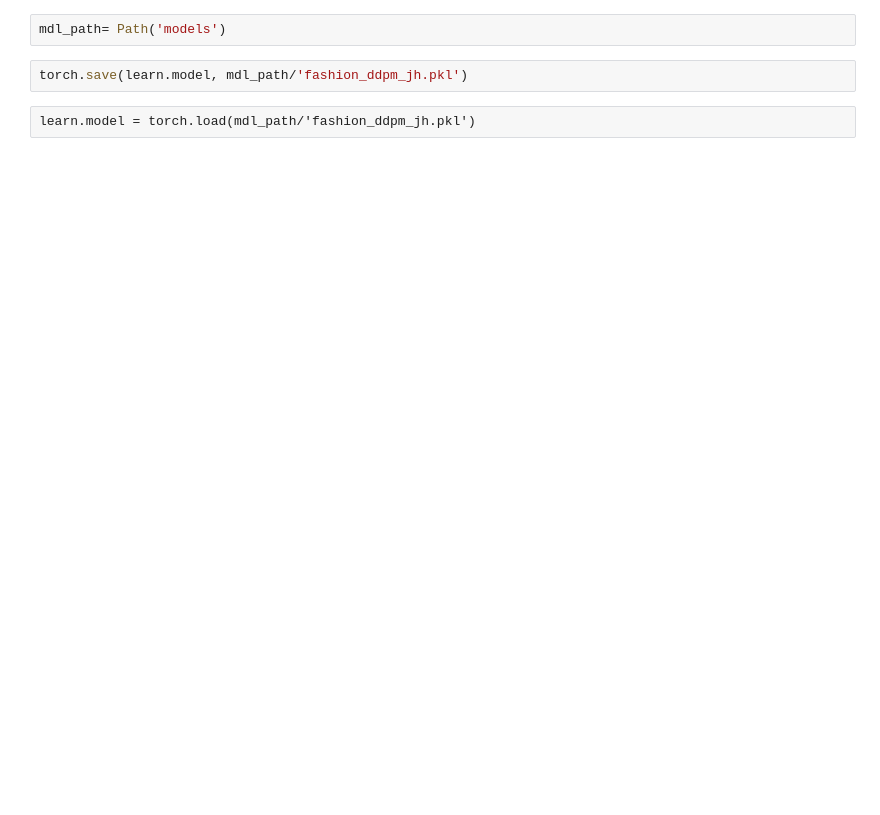
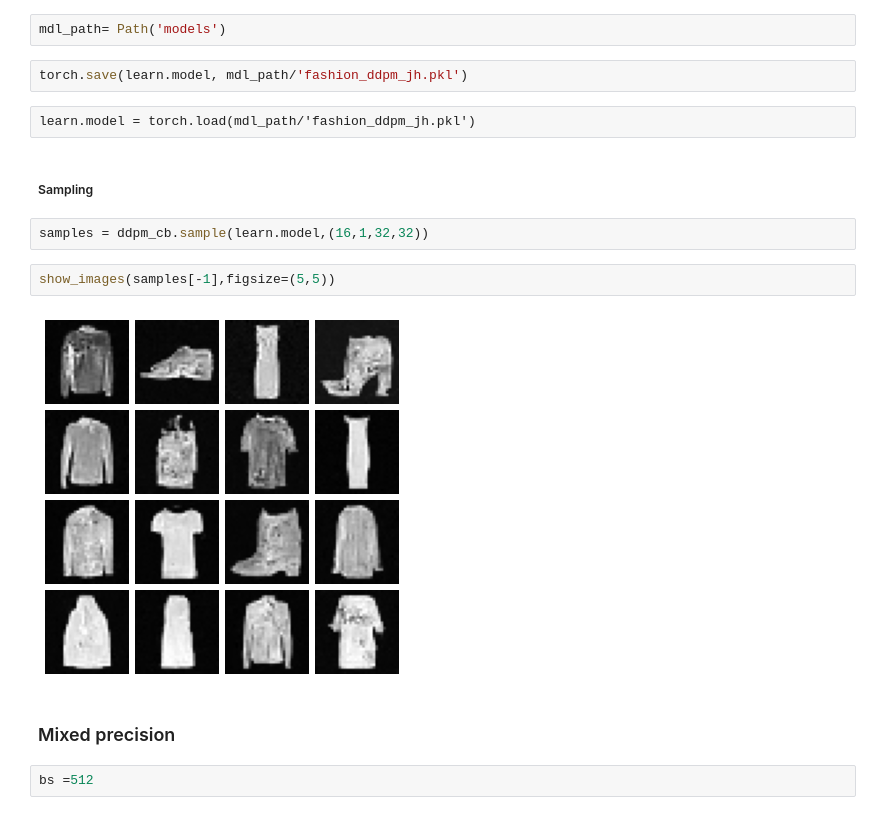
Before and after one commit to mtm-007/Deep-Learing-from-the-foundation-and-GEN_AI, a Jupyter notebook: DDPM_diffusion.ipynb, the cells around one changed output. Cells and saved outputs as stored; diff of their text form; blank space fills up the shorter version.

```diff
--- a/DDPM_diffusion.ipynb
+++ b/DDPM_diffusion.ipynb
@@ -184,3 +187,15 @@ mdl_path= Path('models')
 torch.save(learn.model, mdl_path/'fashion_ddpm_jh.pkl')
 # %% [raw]
 learn.model = torch.load(mdl_path/'fashion_ddpm_jh.pkl')
+# %% [markdown]
+##### Sampling
+# %%
+samples = ddpm_cb.sample(learn.model,(16,1,32,32))
+# %%
+show_images(samples[-1],figsize=(5,5))
+# %% [output]
+[figure, added]
+# %% [markdown]
+### Mixed precision
+# %%
+bs =512
```
Also changed, not shown: parts of 11 cells of this notebook, 1 other file.
